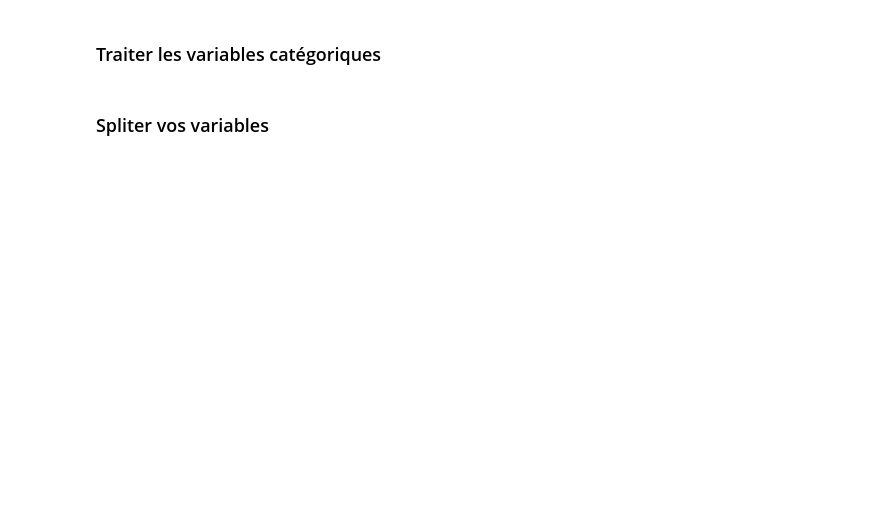
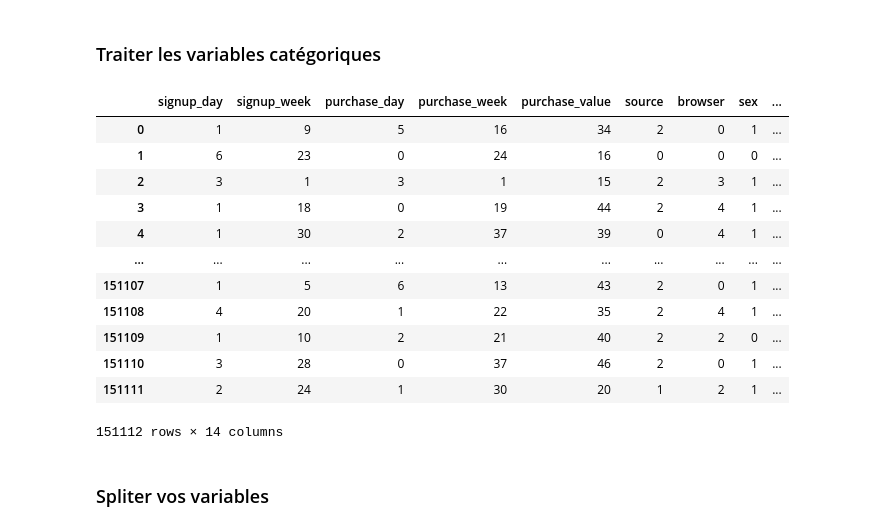
Before and after one commit to JulienGnty/MachineLearning, a Jupyter notebook: projet_fraud.ipynb, the cells around one changed output. Cells and saved outputs as stored; diff of their text form; code cells hidden in the pictures; blank space fills up the shorter version.

```diff
--- a/projet_fraud.ipynb
+++ b/projet_fraud.ipynb
@@ -189,0 +143,6 @@ df1
+# %%
+# Attention, énoncé erroné
+dfbis = df1[["user_id","device_id"]].groupby("device_id").count().reset_index()
+dfbis = dfbis.rename(columns={"user_id": "user_by_device"})
+
+df1 = df1.merge(dfbis, how="left", on="device_id")
@@ -190,2 +165,7 @@ df1
 # %% [markdown]
 ### Faire de même pour les `ip_address`
+# %%
+dfter = df1[["ip_address","user_id"]].groupby("ip_address").count().reset_index()
+dfter = dfter.rename(columns={"user_id": "user_by_ip"})
+
+df1 = df1.merge(dfter, how="left", on="ip_address")
@@ -192,2 +188,9 @@ df1
 # %% [markdown]
 ### Traiter les variables `signup_time` & `purchase_time` afin de les différentier suivant la semaine et le week end
+# %%
+df1['signup_day'] = df1['signup_time'].apply(lambda x: x.dayofweek)
+df1['signup_week'] = df1['signup_time'].apply(lambda x: x.week)
+
+df1['purchase_day'] = df1['purchase_time'].apply(lambda x: x.dayofweek)
+df1['purchase_week'] = df1['purchase_time'].apply(lambda x: x.week)
+df1
@@ -227,4 +249,29 @@ memory usage: 17.3+ MB
 # %% [markdown]
 ### Traiter les variables catégoriques
+# %%
+source_encoder = LabelEncoder()
+browser_encoder = LabelEncoder()
+sex_encoder = LabelEncoder()
+country_encoder = LabelEncoder()
+df.source = source_encoder.fit_transform(df.source)
+df.browser = browser_encoder.fit_transform(df.browser)
+df.sex = sex_encoder.fit_transform(df.sex)
+df.country = country_encoder.fit_transform(df.country)
+
+df
+# %% [output]
+|  | signup_day | signup_week | purchase_day | purchase_week | purchase_value | source | browser | sex | ... |
+| 0 | 1 | 9 | 5 | 16 | 34 | 2 | 0 | 1 | ... |
+| 1 | 6 | 23 | 0 | 24 | 16 | 0 | 0 | 0 | ... |
+| 2 | 3 | 1 | 3 | 1 | 15 | 2 | 3 | 1 | ... |
+| 3 | 1 | 18 | 0 | 19 | 44 | 2 | 4 | 1 | ... |
+| 4 | 1 | 30 | 2 | 37 | 39 | 0 | 4 | 1 | ... |
+| ... | ... | ... | ... | ... | ... | ... | ... | ... | ... |
+| 151107 | 1 | 5 | 6 | 13 | 43 | 2 | 0 | 1 | ... |
+| 151108 | 4 | 20 | 1 | 22 | 35 | 2 | 4 | 1 | ... |
+| 151109 | 1 | 10 | 2 | 21 | 40 | 2 | 2 | 0 | ... |
+| 151110 | 3 | 28 | 0 | 37 | 46 | 2 | 0 | 1 | ... |
+| 151111 | 2 | 24 | 1 | 30 | 20 | 1 | 2 | 1 | ... |
+151112 rows × 14 columns
 # %% [markdown]
 ### Spliter vos variables
```
Also changed, not shown: parts of 40 cells of this notebook.
